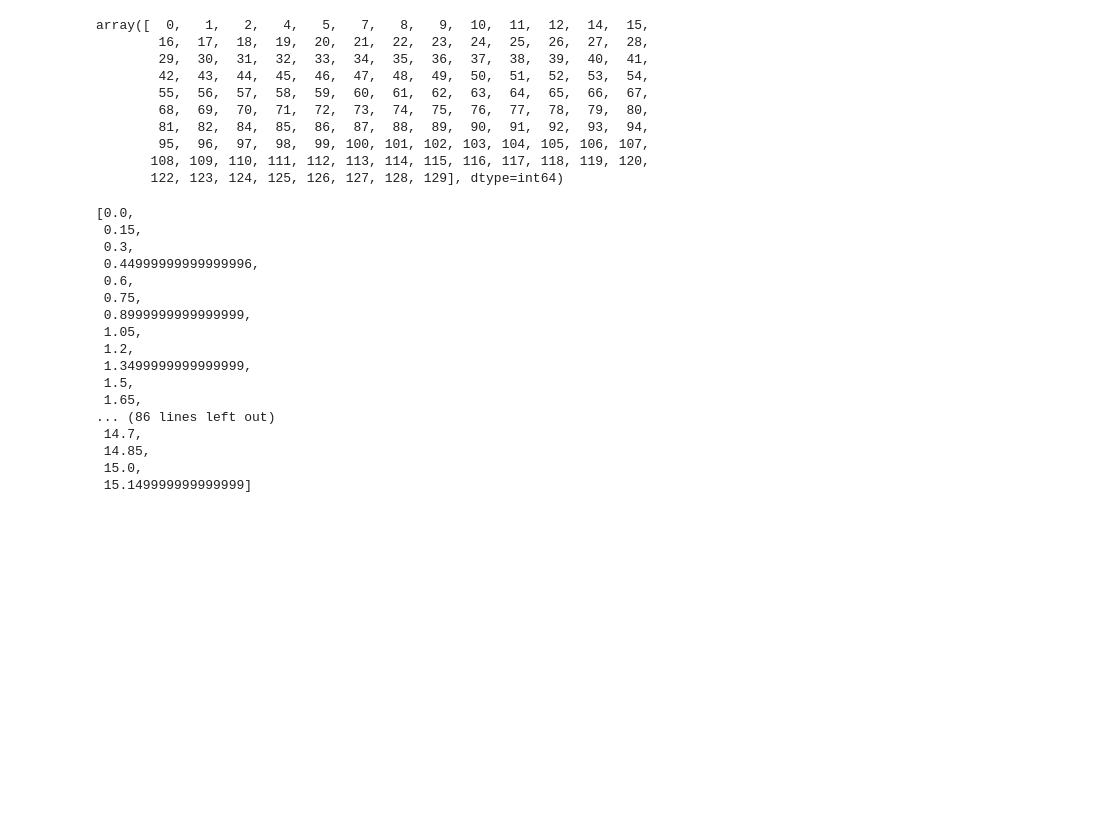
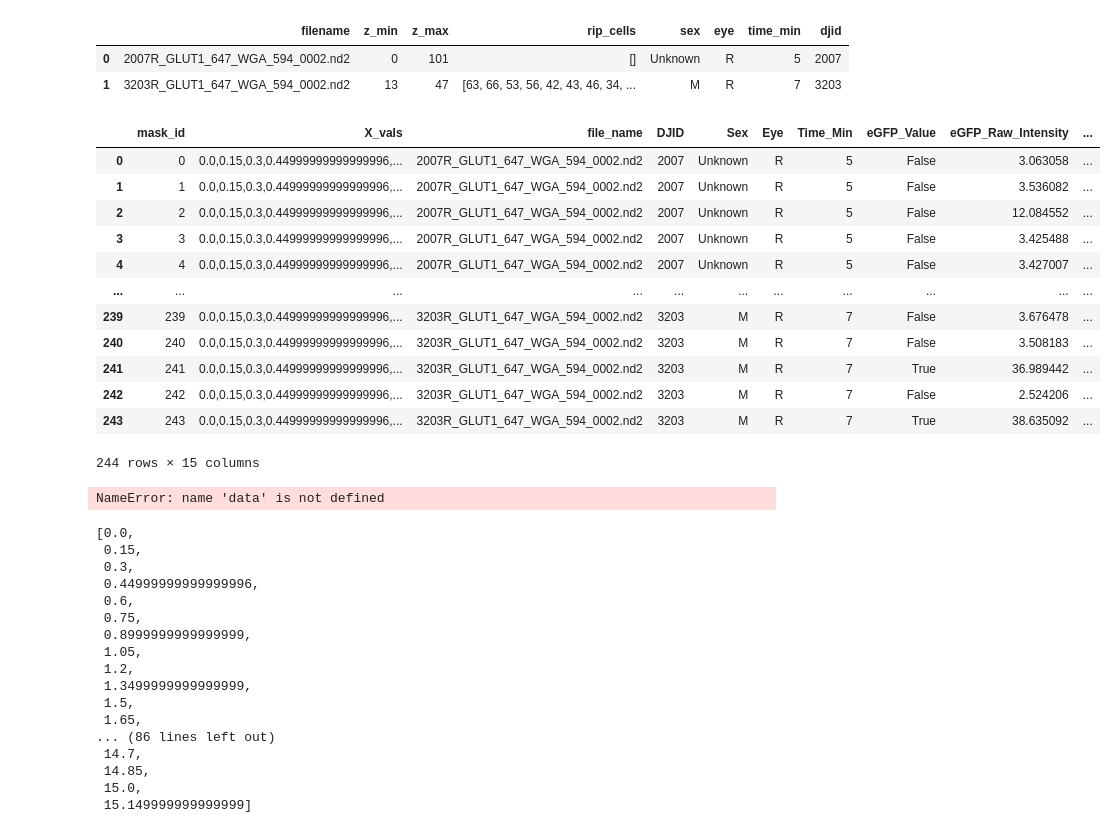
Before and after one commit to rltinio/ImageAnalysis, a Jupyter notebook: GUI Development/Examine_Files.ipynb, the cells around one changed output. Saved outputs shown, nothing was run; the diff lists cells and outputs as text; code cells hidden in the pictures; blank space fills up the shorter version.

```diff
--- a/GUI Development/Examine_Files.ipynb
+++ b/GUI Development/Examine_Files.ipynb
@@ -1,6 +1,7 @@
 # %%
 import pandas as pd
 # %%
-data = pd.read_csv('one stack_data.csv')
+raw_traces = pd.read_csv('one stack_data.csv')
+meta_data = pd.read_csv('one stack_metadata.csv')
+final = pd.read_csv('one stack_processed.csv')
 old = pd.read_csv('previous_data.csv')
-old
@@ -21,16 +8,29 @@ old
+# %%
+meta_data
+# %% [output]
+|  | filename | z_min | z_max | rip_cells | sex | eye | time_min | djid |
+| 0 | 2007R_GLUT1_647_WGA_594_0002.nd2 | 0 | 101 | [] | Unknown | R | 5 | 2007 |
+| 1 | 3203R_GLUT1_647_WGA_594_0002.nd2 | 13 | 47 | [63, 66, 53, 56, 42, 43, 46, 34, ... | M | R | 7 | 3203 |
+# %%
+raw_traces
+# %% [output]
+|  | mask_id | X_vals | file_name | DJID | Sex | Eye | Time_Min | eGFP_Value | eGFP_Raw_Intensity | ... |
+| 0 | 0 | 0.0,0.15,0.3,0.44999999999999996,... | 2007R_GLUT1_647_WGA_594_0002.nd2 | 2007 | Unknown | R | 5 | False | 3.063058 | ... |
+| 1 | 1 | 0.0,0.15,0.3,0.44999999999999996,... | 2007R_GLUT1_647_WGA_594_0002.nd2 | 2007 | Unknown | R | 5 | False | 3.536082 | ... |
+| 2 | 2 | 0.0,0.15,0.3,0.44999999999999996,... | 2007R_GLUT1_647_WGA_594_0002.nd2 | 2007 | Unknown | R | 5 | False | 12.084552 | ... |
+| 3 | 3 | 0.0,0.15,0.3,0.44999999999999996,... | 2007R_GLUT1_647_WGA_594_0002.nd2 | 2007 | Unknown | R | 5 | False | 3.425488 | ... |
+| 4 | 4 | 0.0,0.15,0.3,0.44999999999999996,... | 2007R_GLUT1_647_WGA_594_0002.nd2 | 2007 | Unknown | R | 5 | False | 3.427007 | ... |
+| ... | ... | ... | ... | ... | ... | ... | ... | ... | ... | ... |
+| 239 | 239 | 0.0,0.15,0.3,0.44999999999999996,... | 3203R_GLUT1_647_WGA_594_0002.nd2 | 3203 | M | R | 7 | False | 3.676478 | ... |
+| 240 | 240 | 0.0,0.15,0.3,0.44999999999999996,... | 3203R_GLUT1_647_WGA_594_0002.nd2 | 3203 | M | R | 7 | False | 3.508183 | ... |
+| 241 | 241 | 0.0,0.15,0.3,0.44999999999999996,... | 3203R_GLUT1_647_WGA_594_0002.nd2 | 3203 | M | R | 7 | True | 36.989442 | ... |
+| 242 | 242 | 0.0,0.15,0.3,0.44999999999999996,... | 3203R_GLUT1_647_WGA_594_0002.nd2 | 3203 | M | R | 7 | False | 2.524206 | ... |
+| 243 | 243 | 0.0,0.15,0.3,0.44999999999999996,... | 3203R_GLUT1_647_WGA_594_0002.nd2 | 3203 | M | R | 7 | True | 38.635092 | ... |
+244 rows × 15 columns
 # %%
 data.mask_id.unique()
 # %% [output]
-array([  0,   1,   2,   4,   5,   7,   8,   9,  10,  11,  12,  14,  15,
-        16,  17,  18,  19,  20,  21,  22,  23,  24,  25,  26,  27,  28,
-        29,  30,  31,  32,  33,  34,  35,  36,  37,  38,  39,  40,  41,
-        42,  43,  44,  45,  46,  47,  48,  49,  50,  51,  52,  53,  54,
-        55,  56,  57,  58,  59,  60,  61,  62,  63,  64,  65,  66,  67,
-        68,  69,  70,  71,  72,  73,  74,  75,  76,  77,  78,  79,  80,
-        81,  82,  84,  85,  86,  87,  88,  89,  90,  91,  92,  93,  94,
-        95,  96,  97,  98,  99, 100, 101, 102, 103, 104, 105, 106, 107,
-       108, 109, 110, 111, 112, 113, 114, 115, 116, 117, 118, 119, 120,
-       122, 123, 124, 125, 126, 127, 128, 129], dtype=int64)
+NameError: name 'data' is not defined
 # %%
 import pandas as pd
 import numpy as np
```
Also changed, not shown: parts of 1 cell of this notebook, 6 other files.
